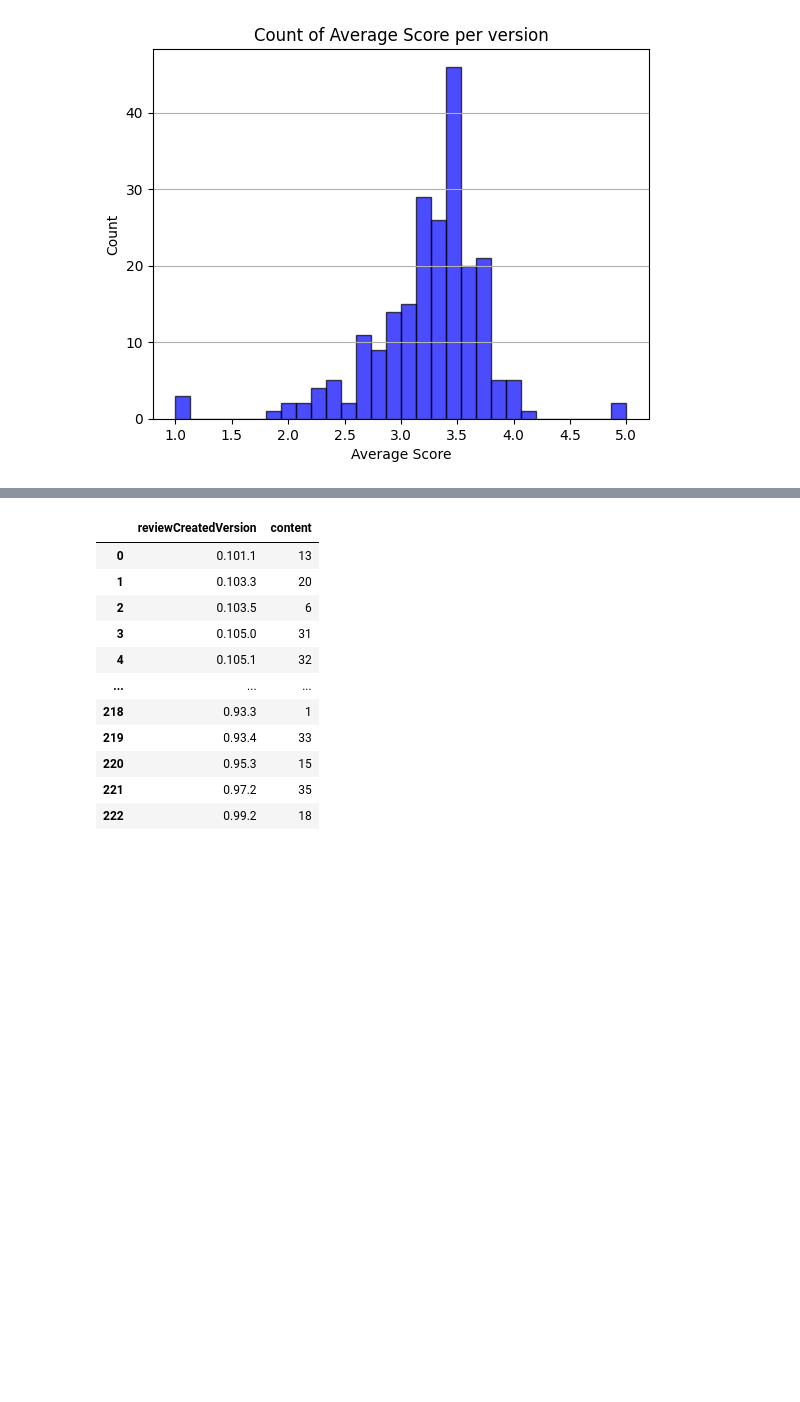
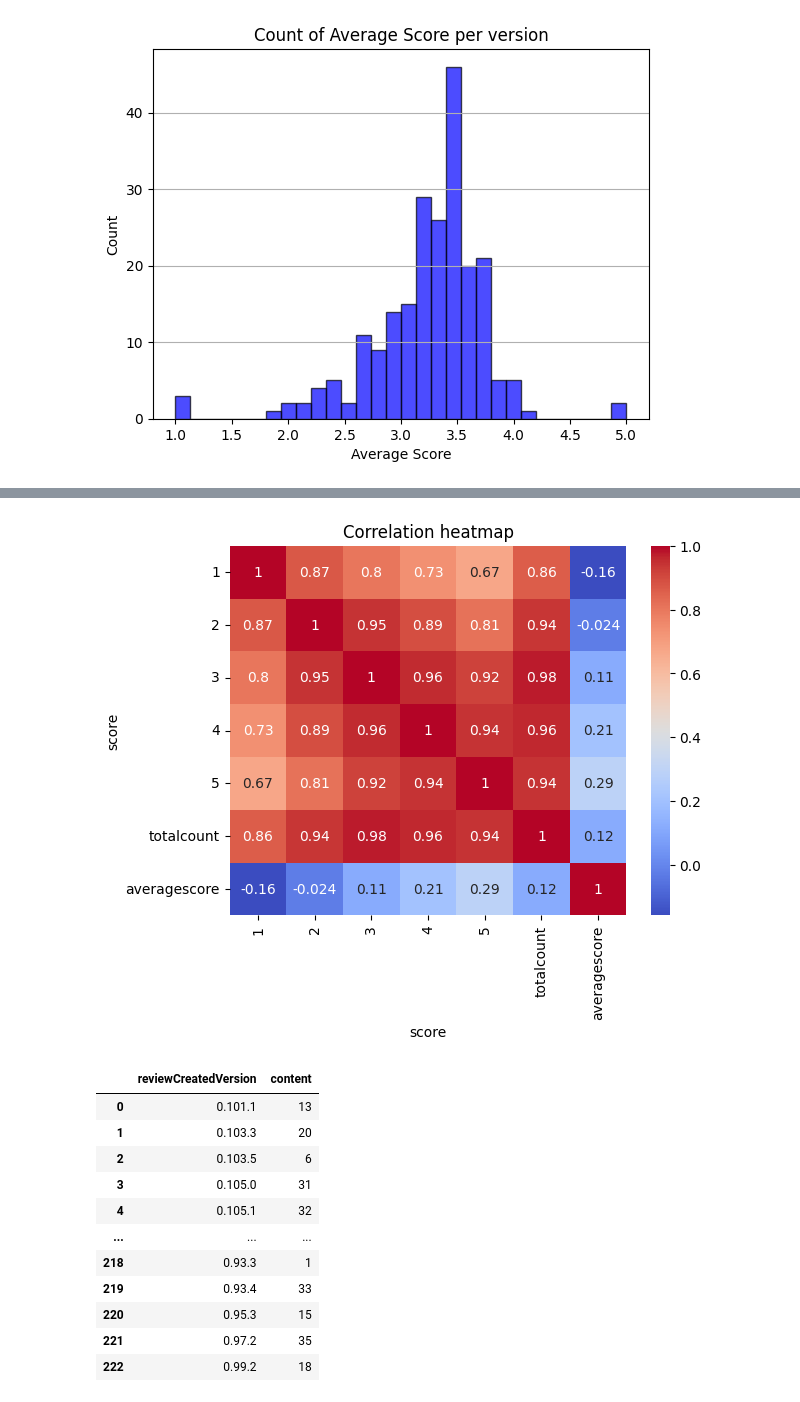
Before and after one commit to jinnykj/PokemonGO-Review-dataset-analysis, a Jupyter notebook: 데이터_시각화_기말_과제.ipynb, the cells around one changed output, grey strips where cells are left out. Drawn from its saved outputs; the diff is of its cells as text; code cells hidden in the pictures; blank space fills up the shorter version.

```diff
--- a/데이터_시각화_기말_과제.ipynb
+++ b/데이터_시각화_기말_과제.ipynb
@@ -69,3 +90,9 @@ plt.grid(axis='y')
 plt.show()
 # %% [output]
 [figure]
+# %%
+scorecount = df.groupby('reviewCreatedVersion')['score'].value_counts().unstack(fill_value=0).reset_index().drop(index=range(173, 223))
+scorecount=scorecount.drop(columns='reviewCreatedVersion')
+scorecount['totalcount'] = scorecount.sum(axis=1)
+scorecount['averagescore'] = averagescore['score']
+scorecount['version'] = averagescore['reviewCreatedVersion']
@@ -72,3 +115,11 @@ plt.show()
+# %%
+numericalvalue=scorecount.select_dtypes(include=['number'])
+corr=numericalvalue.corr()
+sns.heatmap(corr,annot=True,cmap='coolwarm')
+plt.title('Correlation heatmap')
+plt.show()
+# %% [output]
+[figure, added]
 # %%
 reviewcount = df.groupby('reviewCreatedVersion')['content'].count().reset_index()
 # %%
```
Also changed, not shown: parts of 11 cells of this notebook.
